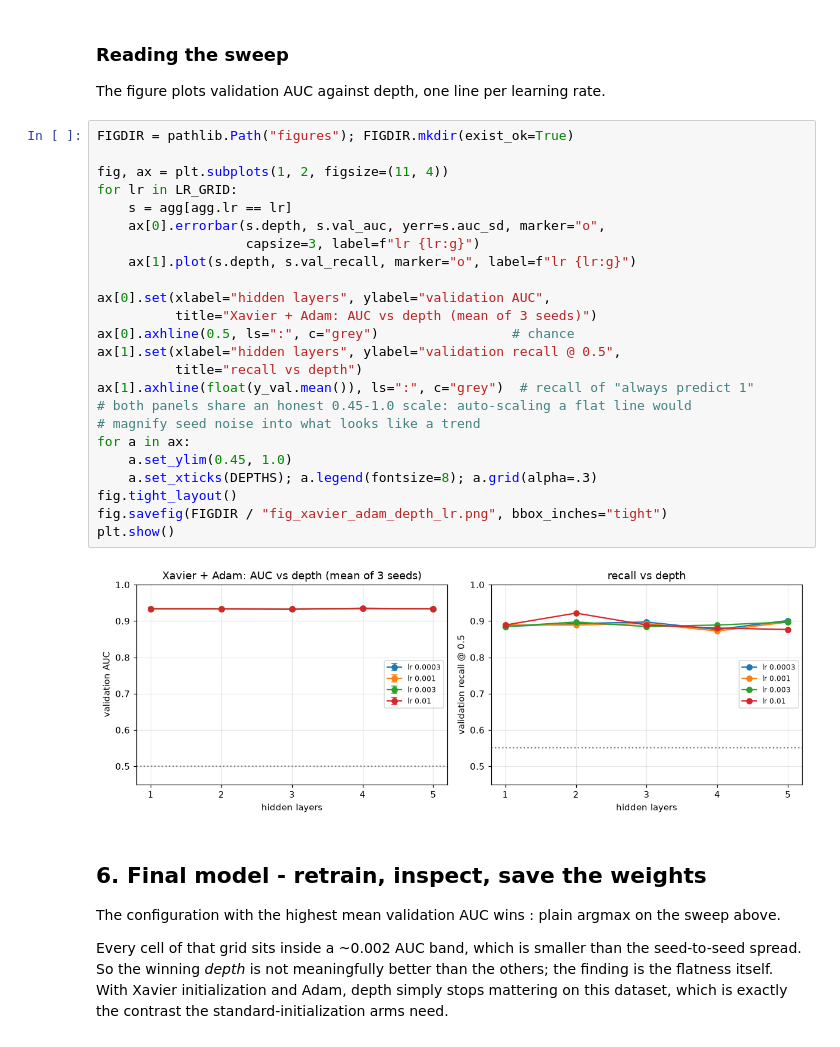
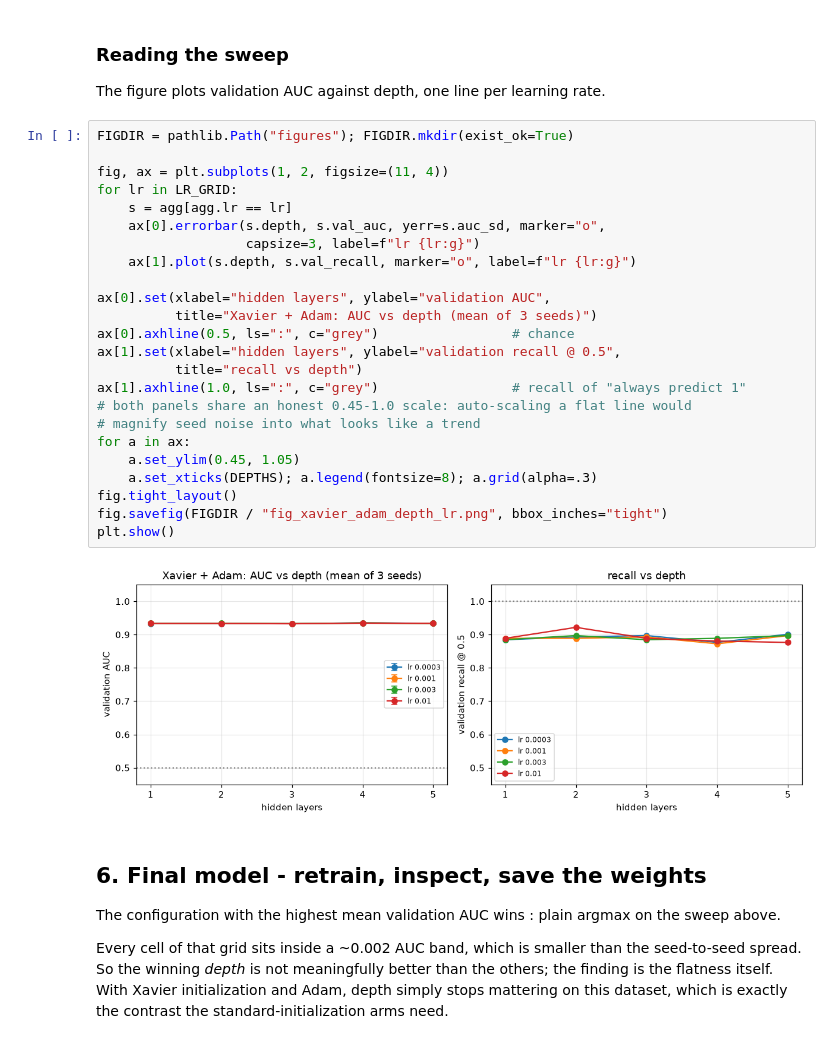
Before and after one commit to akaplin23/ECS171-Project, a Jupyter notebook: dnn_xavier_adam.ipynb, the cells around one changed output. Cells and saved outputs as stored; diff of their text form.

```diff
--- a/dnn_xavier_adam.ipynb
+++ b/dnn_xavier_adam.ipynb
@@ -379,29 +379,29 @@ The figure plots validation AUC against depth, one line per learning rate.
 # %%
 FIGDIR = pathlib.Path("figures"); FIGDIR.mkdir(exist_ok=True)
 
 fig, ax = plt.subplots(1, 2, figsize=(11, 4))
 for lr in LR_GRID:
     s = agg[agg.lr == lr]
     ax[0].errorbar(s.depth, s.val_auc, yerr=s.auc_sd, marker="o",
                    capsize=3, label=f"lr {lr:g}")
     ax[1].plot(s.depth, s.val_recall, marker="o", label=f"lr {lr:g}")
 
 ax[0].set(xlabel="hidden layers", ylabel="validation AUC",
           title="Xavier + Adam: AUC vs depth (mean of 3 seeds)")
 ax[0].axhline(0.5, ls=":", c="grey")                 # chance
 ax[1].set(xlabel="hidden layers", ylabel="validation recall @ 0.5",
           title="recall vs depth")
-ax[1].axhline(float(y_val.mean()), ls=":", c="grey")  # recall of "always predict 1"
+ax[1].axhline(1.0, ls=":", c="grey")                 # recall of "always predict 1"
 # both panels share an honest 0.45-1.0 scale: auto-scaling a flat line would
 # magnify seed noise into what looks like a trend
 for a in ax:
-    a.set_ylim(0.45, 1.0)
+    a.set_ylim(0.45, 1.05)
     a.set_xticks(DEPTHS); a.legend(fontsize=8); a.grid(alpha=.3)
 fig.tight_layout()
 fig.savefig(FIGDIR / "fig_xavier_adam_depth_lr.png", bbox_inches="tight")
 plt.show()
 # %% [output]
-[figure, old version]
+[figure, new version]
 # %% [markdown]
 ## 6. Final model - retrain, inspect, save the weights
 
```
Also changed, not shown: 1 other file.
